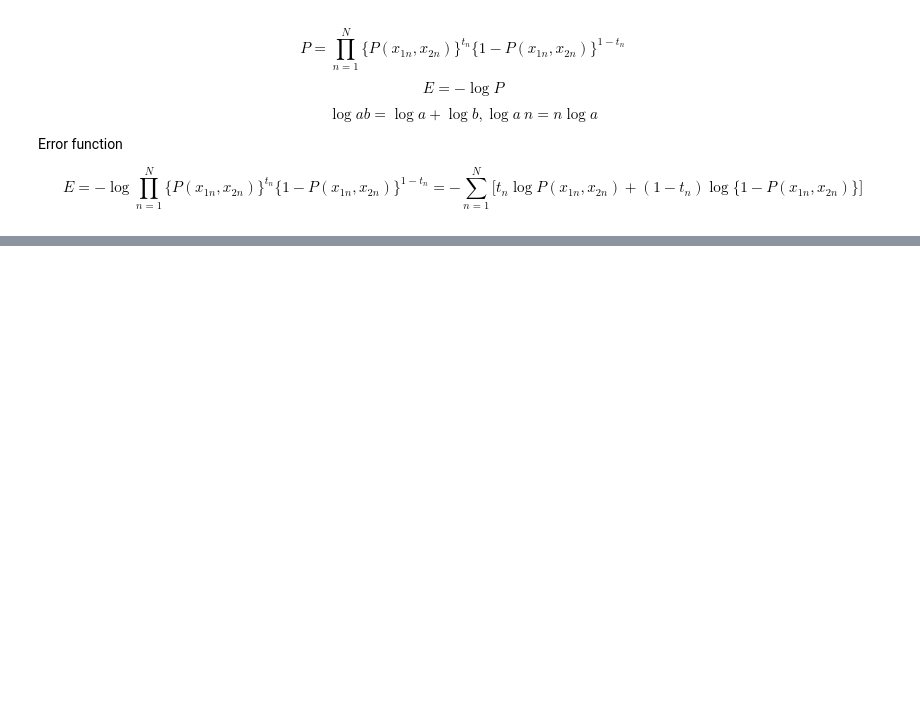
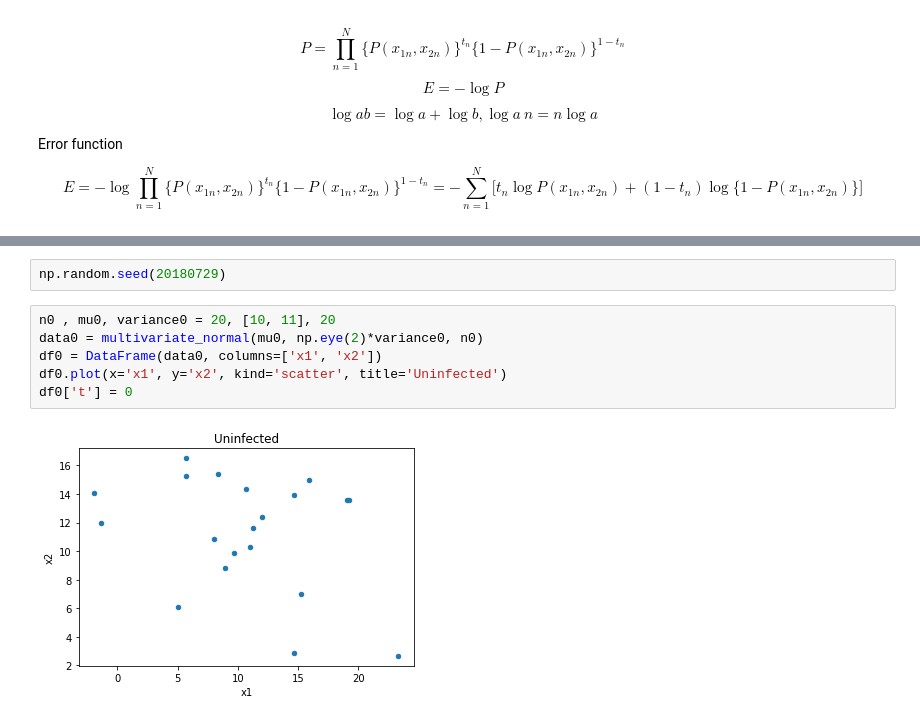
Before and after one commit to araobp/pic-mcu, a Jupyter notebook: tensorflow/learn/chapter02_1.ipynb, the cells around one changed output, grey strips where cells are left out. Drawn from its saved outputs; the diff is of its cells as text; blank space fills up the shorter version.

```diff
--- a/tensorflow/learn/chapter02_1.ipynb
+++ b/tensorflow/learn/chapter02_1.ipynb
@@ -38,0 +46,10 @@ $$
+# %%
+np.random.seed(20180729)
+# %%
+n0 , mu0, variance0 = 20, [10, 11], 20
+data0 = multivariate_normal(mu0, np.eye(2)*variance0, n0)
+df0 = DataFrame(data0, columns=['x1', 'x2'])
+df0.plot(x='x1', y='x2', kind='scatter', title='Uninfected')
+df0['t'] = 0
+# %% [output]
+[figure, added]
```
Also changed, not shown: parts of 6 cells of this notebook.
